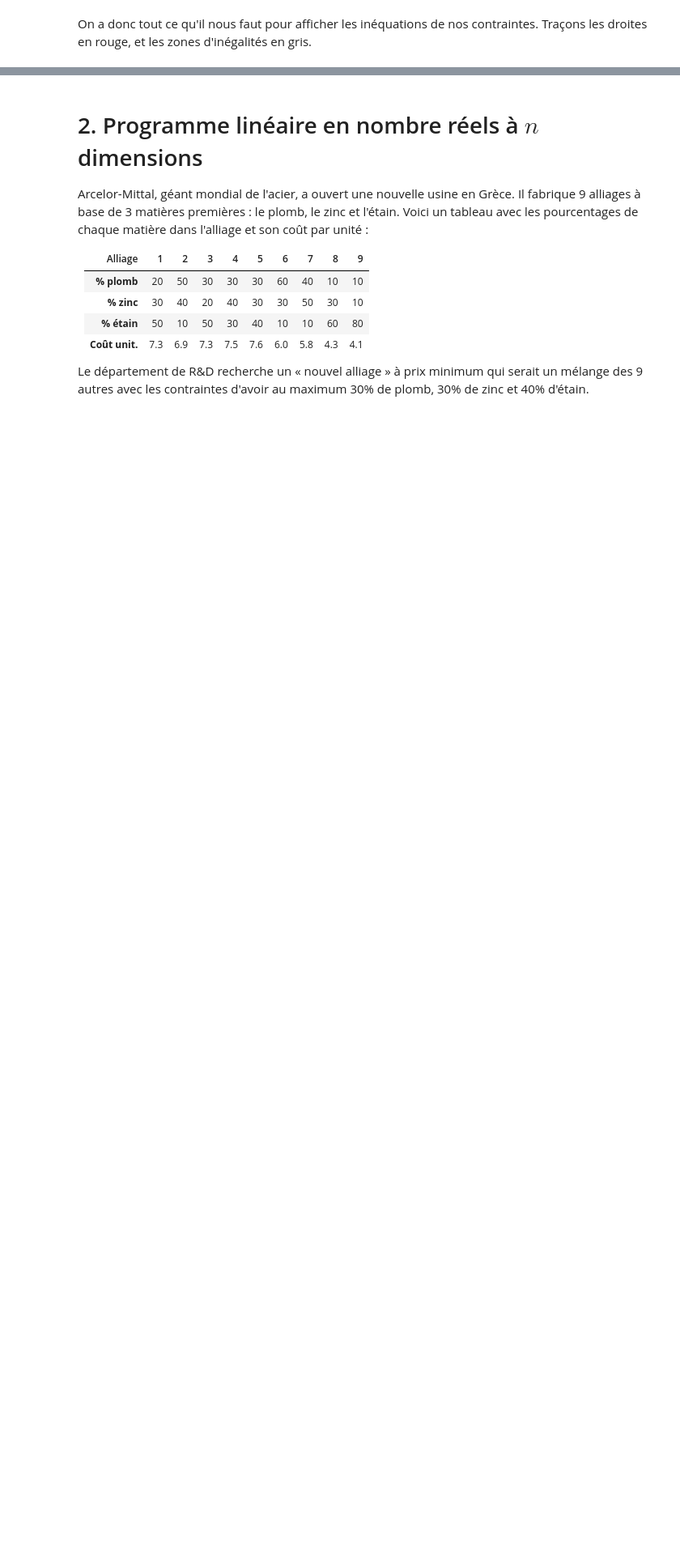
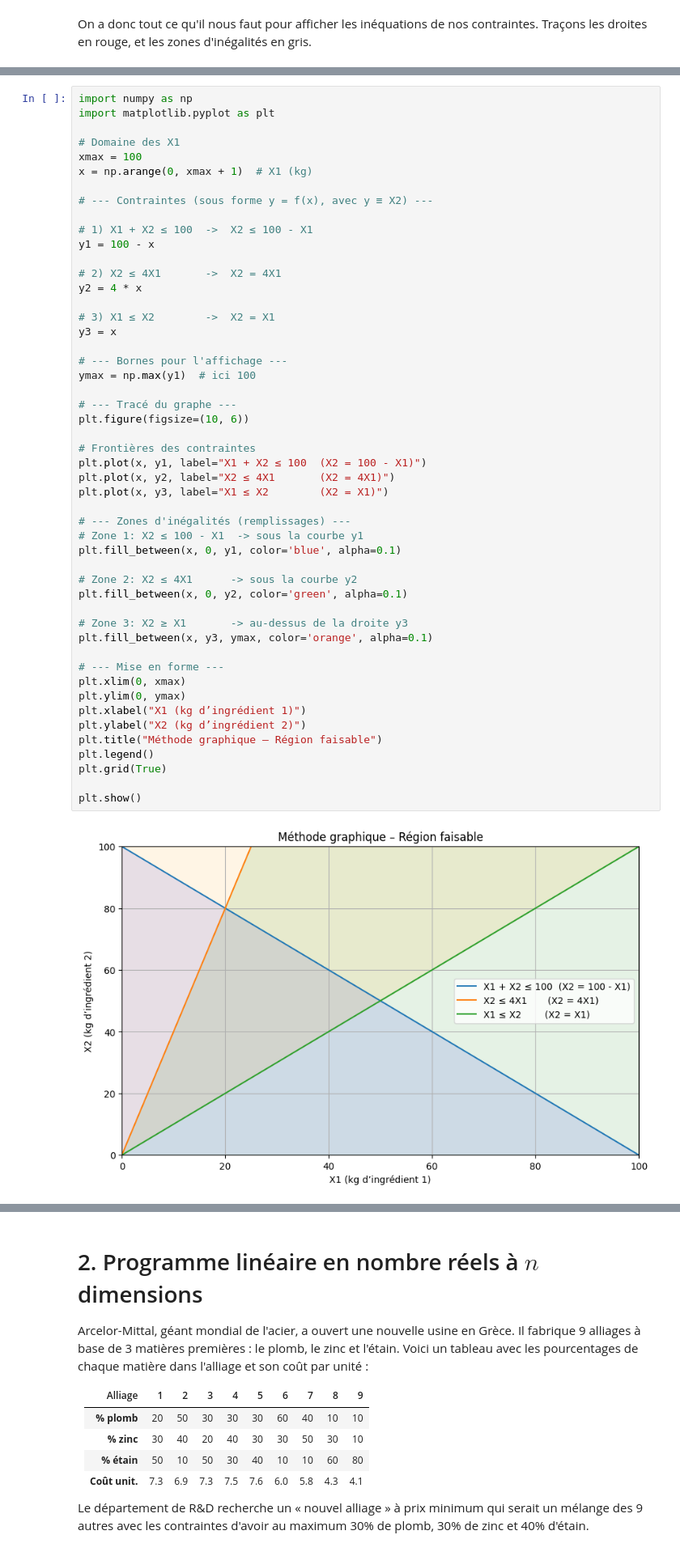
Before and after one commit to yanou16/Corbeille-probl-me-NP, a Jupyter notebook: Workshop_3_-_Etudiant.ipynb, the cells around one changed output, grey strips where cells are left out. Shown at 81% size. Drawn from its saved outputs; the diff is of its cells as text; blank space fills up the shorter version.

```diff
--- a/Workshop_3_-_Etudiant.ipynb
+++ b/Workshop_3_-_Etudiant.ipynb
@@ -165,3 +160,55 @@ plt.show()
+# %%
+import numpy as np
+import matplotlib.pyplot as plt
+
+# Domaine des X1
+xmax = 100
+x = np.arange(0, xmax + 1)  # X1 (kg)
+
+# --- Contraintes (sous forme y = f(x), avec y ≡ X2) ---
+
+# 1) X1 + X2 ≤ 100  ->  X2 ≤ 100 - X1
+y1 = 100 - x
+
+# 2) X2 ≤ 4X1       ->  X2 = 4X1
+y2 = 4 * x
+
+# 3) X1 ≤ X2        ->  X2 = X1
+y3 = x
+
+# --- Bornes pour l'affichage ---
+ymax = np.max(y1)  # ici 100
+
+# --- Tracé du graphe ---
+plt.figure(figsize=(10, 6))
+
+# Frontières des contraintes
+plt.plot(x, y1, label="X1 + X2 ≤ 100  (X2 = 100 - X1)")
+plt.plot(x, y2, label="X2 ≤ 4X1       (X2 = 4X1)")
+plt.plot(x, y3, label="X1 ≤ X2        (X2 = X1)")
+
+# --- Zones d'inégalités (remplissages) ---
+# Zone 1: X2 ≤ 100 - X1  -> sous la courbe y1
+plt.fill_between(x, 0, y1, color='blue', alpha=0.1)
+
+# Zone 2: X2 ≤ 4X1      -> sous la courbe y2
+plt.fill_between(x, 0, y2, color='green', alpha=0.1)
+
+# Zone 3: X2 ≥ X1       -> au-dessus de la droite y3
+plt.fill_between(x, y3, ymax, color='orange', alpha=0.1)
+
+# --- Mise en forme ---
+plt.xlim(0, xmax)
+plt.ylim(0, ymax)
+plt.xlabel("X1 (kg d’ingrédient 1)")
+plt.ylabel("X2 (kg d’ingrédient 2)")
+plt.title("Méthode graphique – Région faisable")
+plt.legend()
+plt.grid(True)
+
+plt.show()
+# %% [output]
+[figure, added]
 # %% [markdown]
 Que représente la partie apparaissant en blanc&nbsp;? Quelle est sa caractéristique mathématique&nbsp;?
 
```
Also changed, not shown: parts of 18 cells of this notebook.
